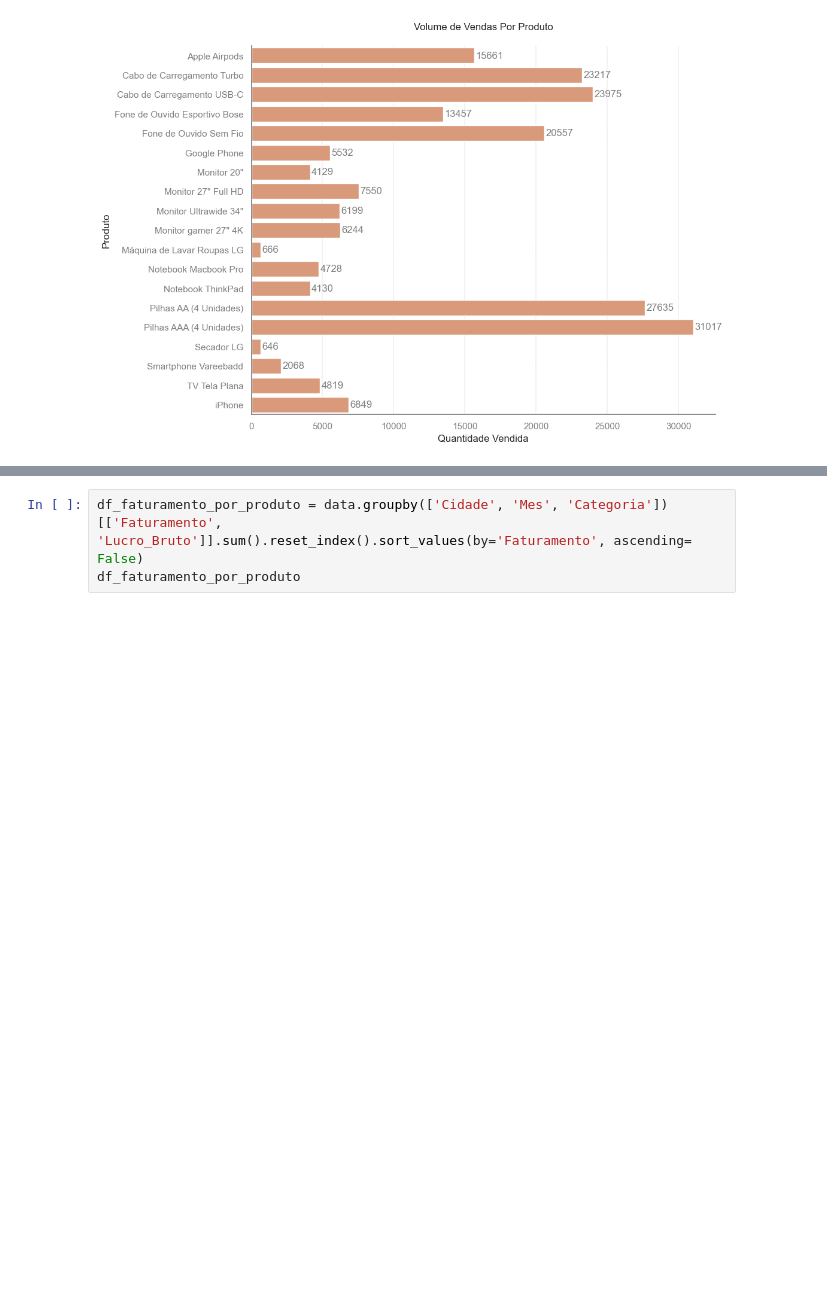
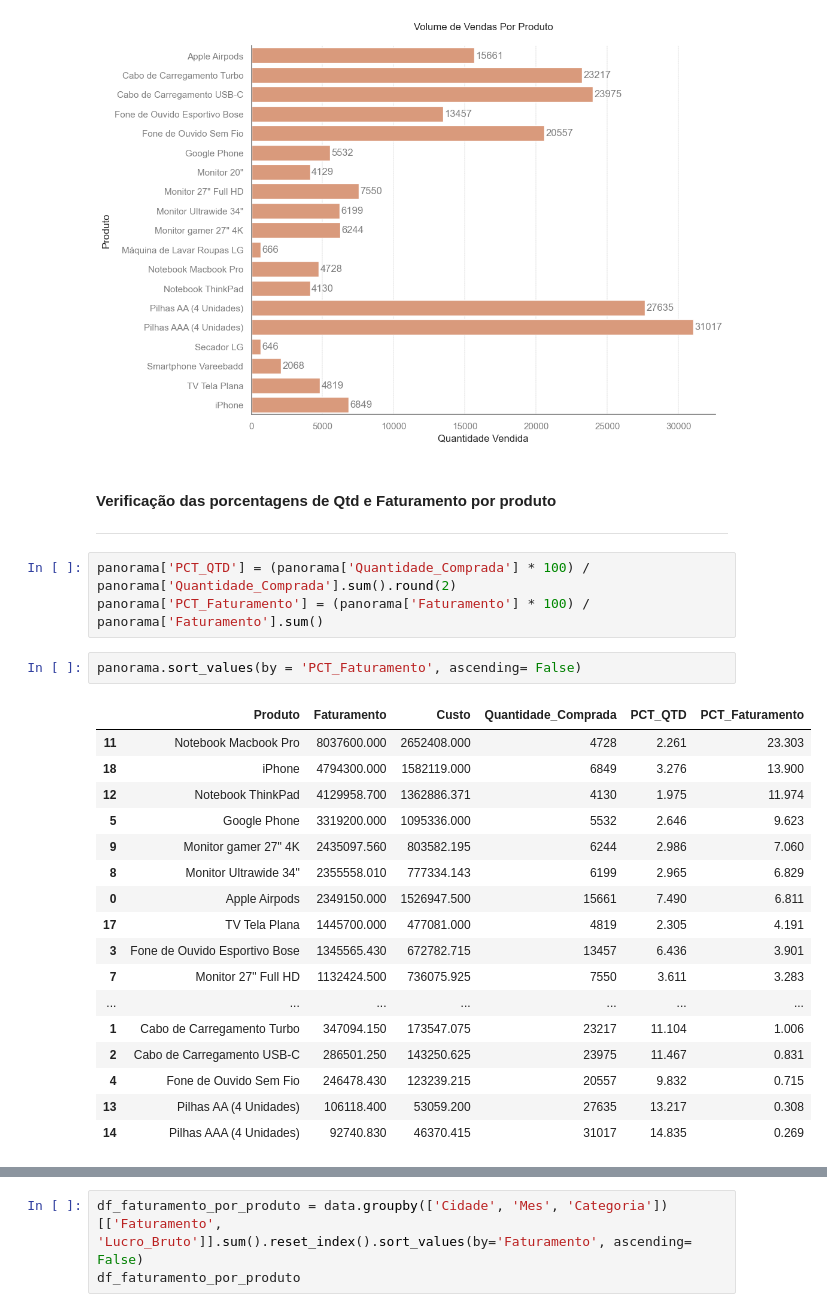
Before and after one commit to alyssonmontovanelli/analise_Previsao_Vendas_varejo, a Jupyter notebook: EDA/02_Analise_Exploratoria.ipynb, the cells around one changed output, grey strips where cells are left out. Drawn from its saved outputs; the diff is of its cells as text; blank space fills up the shorter version.

```diff
--- a/EDA/02_Analise_Exploratoria.ipynb
+++ b/EDA/02_Analise_Exploratoria.ipynb
@@ -557,3 +391,29 @@ plt.title('Volume de Vendas Por Produto', y=1.03)
 plt.show()
 # %% [output]
 [figure]
+# %% [markdown]
+#### Verificação das porcentagens de Qtd e Faturamento por produto
+---------
+# %%
+panorama['PCT_QTD'] = (panorama['Quantidade_Comprada'] * 100) / panorama['Quantidade_Comprada'].sum().round(2)
+panorama['PCT_Faturamento'] = (panorama['Faturamento'] * 100) / panorama['Faturamento'].sum()
+# %%
+panorama.sort_values(by = 'PCT_Faturamento', ascending= False)
+# %% [output]
+|  | Produto | Faturamento | Custo | Quantidade_Comprada | PCT_QTD | PCT_Faturamento |
+| 11 | Notebook Macbook Pro | 8037600.000 | 2652408.000 | 4728 | 2.261 | 23.303 |
+| 18 | iPhone | 4794300.000 | 1582119.000 | 6849 | 3.276 | 13.900 |
+| 12 | Notebook ThinkPad | 4129958.700 | 1362886.371 | 4130 | 1.975 | 11.974 |
+| 5 | Google Phone | 3319200.000 | 1095336.000 | 5532 | 2.646 | 9.623 |
+| 9 | Monitor gamer 27" 4K | 2435097.560 | 803582.195 | 6244 | 2.986 | 7.060 |
+| 8 | Monitor Ultrawide 34" | 2355558.010 | 777334.143 | 6199 | 2.965 | 6.829 |
+| 0 | Apple Airpods | 2349150.000 | 1526947.500 | 15661 | 7.490 | 6.811 |
+| 17 | TV Tela Plana | 1445700.000 | 477081.000 | 4819 | 2.305 | 4.191 |
+| 3 | Fone de Ouvido Esportivo Bose | 1345565.430 | 672782.715 | 13457 | 6.436 | 3.901 |
+| 7 | Monitor 27" Full HD | 1132424.500 | 736075.925 | 7550 | 3.611 | 3.283 |
+| ... | ... | ... | ... | ... | ... | ... |
+| 1 | Cabo de Carregamento Turbo | 347094.150 | 173547.075 | 23217 | 11.104 | 1.006 |
+| 2 | Cabo de Carregamento USB-C | 286501.250 | 143250.625 | 23975 | 11.467 | 0.831 |
+| 4 | Fone de Ouvido Sem Fio | 246478.430 | 123239.215 | 20557 | 9.832 | 0.715 |
+| 13 | Pilhas AA (4 Unidades) | 106118.400 | 53059.200 | 27635 | 13.217 | 0.308 |
+| 14 | Pilhas AAA (4 Unidades) | 92740.830 | 46370.415 | 31017 | 14.835 | 0.269 |
```
Also changed, not shown: parts of 11 cells of this notebook.
